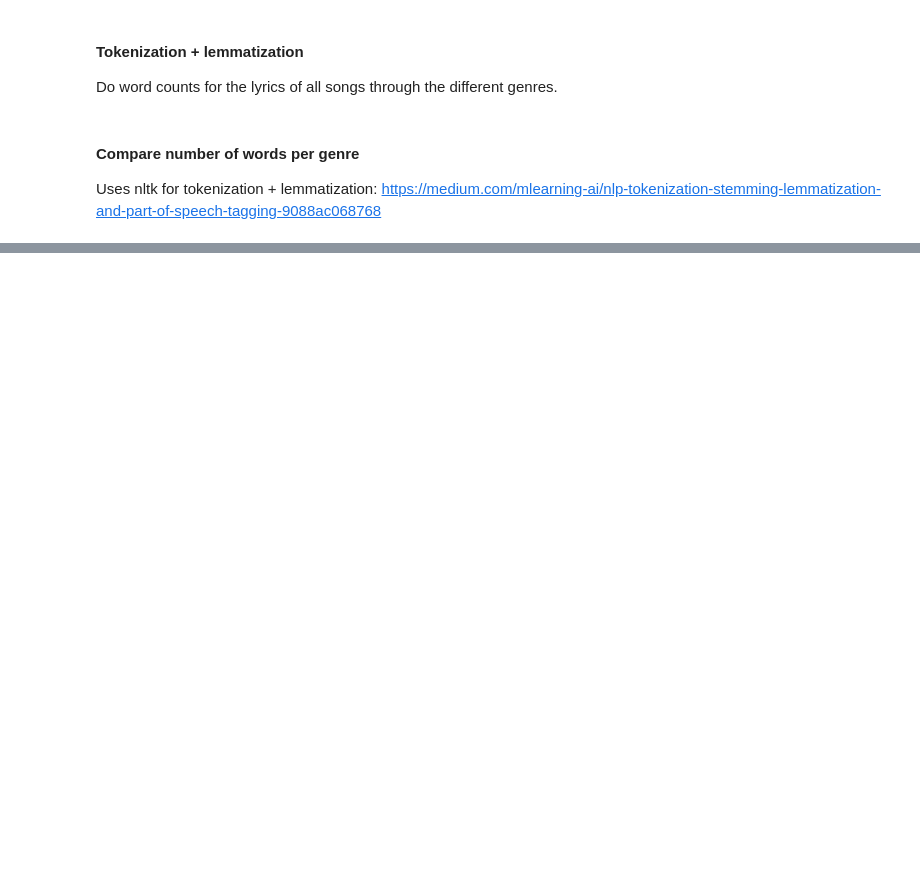
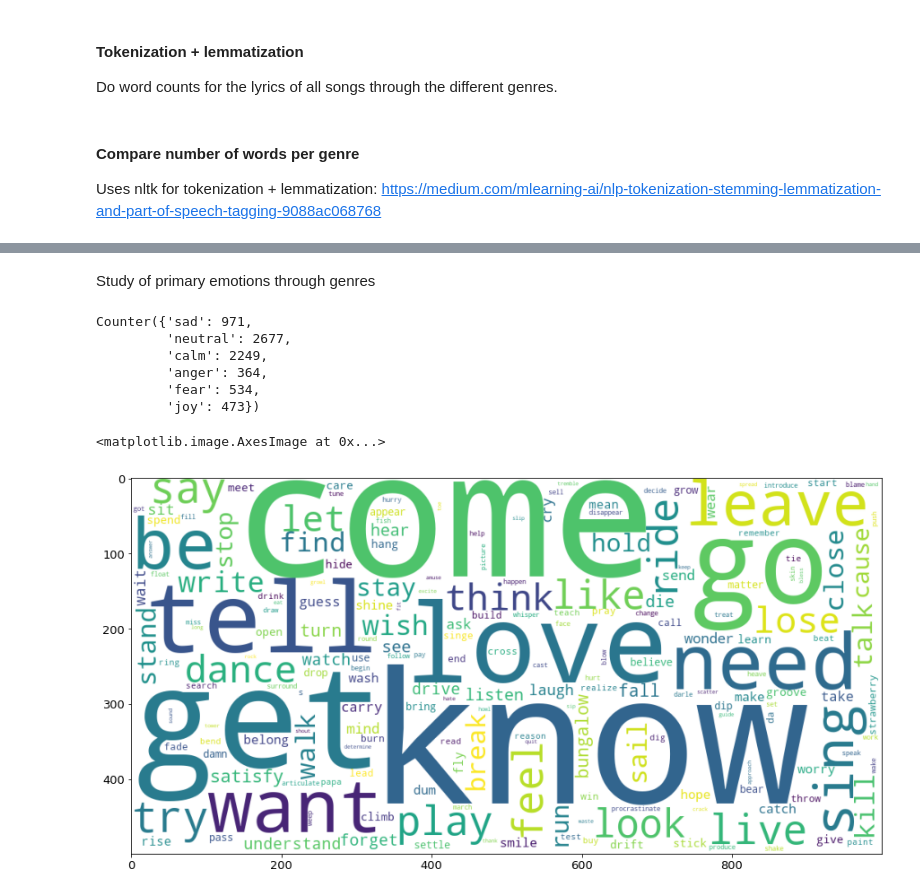
Before and after one commit to ThomasBench/ComputadorMusica, a Jupyter notebook: dataAnalysis.ipynb, the cells around one changed output, grey strips where cells are left out. Drawn from its saved outputs; the diff is of its cells as text; code cells hidden in the pictures; blank space fills up the shorter version.

```diff
--- a/dataAnalysis.ipynb
+++ b/dataAnalysis.ipynb
@@ -71,7 +80,7 @@ class Genre:
 
         self.name = name
         print(f'\n---> Creating spacy document for genre: {name}.')
-        self.doc = nlp(lyrics_per_genre[name][0:500_000])
+        self.doc = nlp(lyrics_per_genre[name][0:200_000])
         print(f'Getting NOUN, VERB, and PRONOUN frequencies.')
         self.nouns = [token.lemma_ for token in self.doc if token.pos_ == 'NOUN' and token.is_stop == False and token.is_punct == False and token.text in corpus]
         self.verbs = [token.lemma_ for token in self.doc if token.pos_ == 'VERB' and token.is_stop == False and token.is_punct == False and token.text in corpus]
@@ -80,12 +89,16 @@ class Genre:
         self.verbs_freq = Counter(self.verbs)
         self.pronouns_freq = Counter(self.pronouns)
 
-        print(f'NOUNS: {self.nouns_freq.most_common(7)}')
-        print(f'VERBS: {self.verbs_freq.most_common(7)}')
-        print(f'PRONOUNS: {self.pronouns_freq.most_common(7)}')
+        nr = 7
+
+        print(f'NOUNS: {self.nouns_freq.most_common(nr)}')
+        print(f'VERBS: {self.verbs_freq.most_common(nr)}')
+        print(f'PRONOUNS: {self.pronouns_freq.most_common(nr)}')
 
         self.unique_nouns = self.get_unique_nouns()
         print(f'Number of unique nouns: {len(self.unique_nouns)}.')
+
+        self.primary_emotions = Counter([emotion[0] for emotion in songs.loc[songs['genre'] == name]['emotion']])
 
 
     def get_unique_nouns(self):
@@ -123,0 +146,25 @@ Number of unique nouns: 1752.
+# %% [markdown]
+Study of primary emotions through genres
+# %%
+from collections import Counter
+
+rock_emotions = [emotion[0] for emotion in songs.loc[songs['genre'] == 'Rock']['emotion']]
+rock_emotions_dict = Counter(rock_emotions)
+rock_emotions_dict
+# %% [output]
+Counter({'sad': 971,
+         'neutral': 2677,
+         'calm': 2249,
+         'anger': 364,
+         'fear': 534,
+         'joy': 473})
+# %%
+from collections import Counter
+word_could_dict=Counter(rock.verbs)
+wordcloud = WordCloud(width=1000, height=500, background_color='white').generate_from_frequencies(word_could_dict)
+
+plt.figure(figsize=(15,8))
+plt.imshow(wordcloud)
+# %% [output]
+<matplotlib.image.AxesImage at 0x...>
+[figure, added]
```
Also changed, not shown: parts of 9 cells of this notebook, 2 other files.
